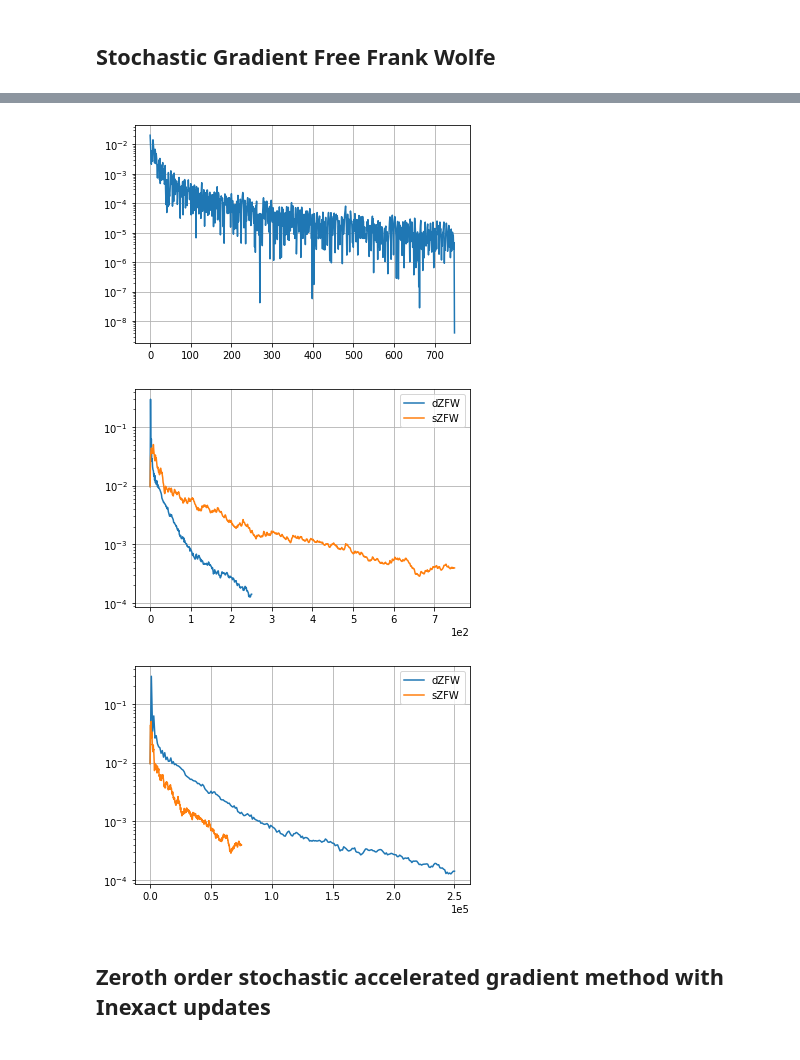
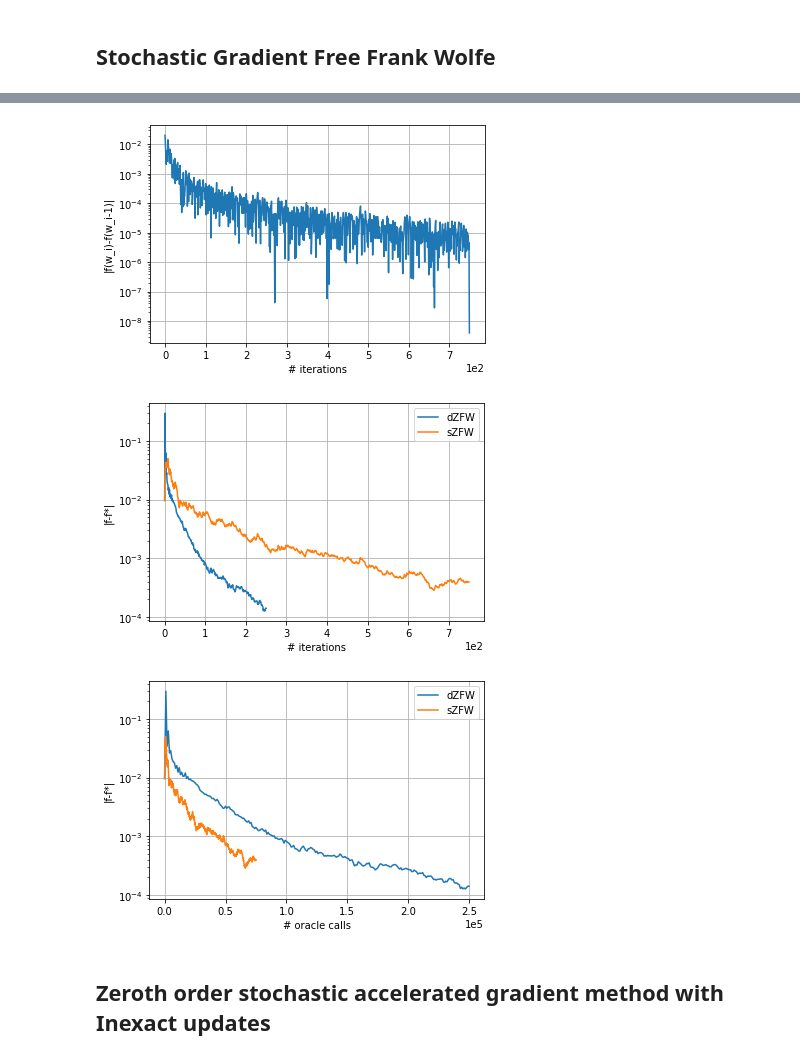
Before and after one commit to liacov/OPTproj, a Jupyter notebook: notebooks/LassoRegression.ipynb, the cells around one changed output, grey strips where cells are left out. Saved outputs shown, nothing was run; the diff lists cells and outputs as text; code cells hidden in the pictures.

```diff
--- a/notebooks/LassoRegression.ipynb
+++ b/notebooks/LassoRegression.ipynb
@@ -356,27 +462,34 @@ f_valuess = np.load("../Data/results/function_SZFW_lasso_AD.npy")
 # %%
 plt.plot(loss_sad)
 plt.yscale("log")
+plt.ylabel("|f(w_i)-f(w_i-1)|")
+plt.ticklabel_format(axis="x", style="sci", scilimits=(0,0))
+plt.xlabel("# iterations")
 plt.grid()
 # %% [output]
-[figure, old version]
+[figure, new version]
 # %%
 plt.plot(f_valuesd - f_star)
 plt.plot(f_valuess - f_star)
 plt.legend(('dZFW', 'sZFW'))
+plt.xlabel("# iterations")
+plt.ylabel("|f-f*|")
 plt.yscale("log")
 plt.ticklabel_format(axis="x", style="sci", scilimits=(0,0))
 plt.grid()
 # %% [output]
-[figure, old version]
+[figure, new version]
 # %%
 plt.plot(range(1, 251*d, d), f_valuesd - f_star)
 plt.plot(range(0, 750*100+1, 100), f_valuess - f_star)
 plt.yscale("log")
+plt.xlabel("# oracle calls")
+plt.ylabel("|f-f*|")
 plt.ticklabel_format(axis="x", style="sci", scilimits=(0,0))
 plt.legend(('dZFW', 'sZFW'))
 plt.grid()
 # %% [output]
-[figure, old version]
+[figure, new version]
 # %% [markdown]
 ## Zeroth order stochastic accelerated gradient method with Inexact updates
 # %%
```
Also changed, not shown: parts of 26 cells of this notebook.
